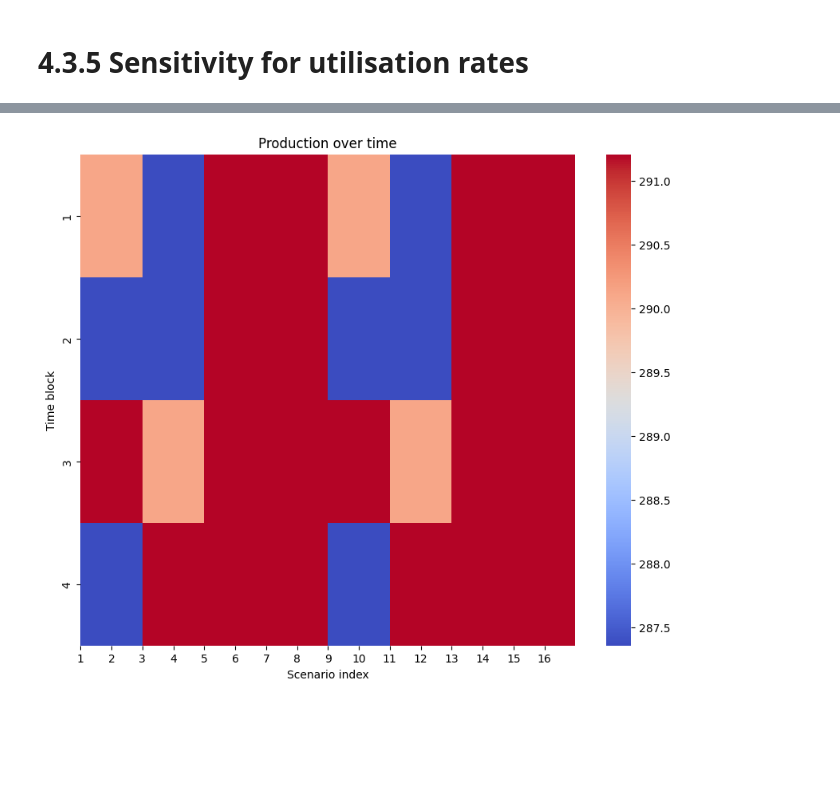
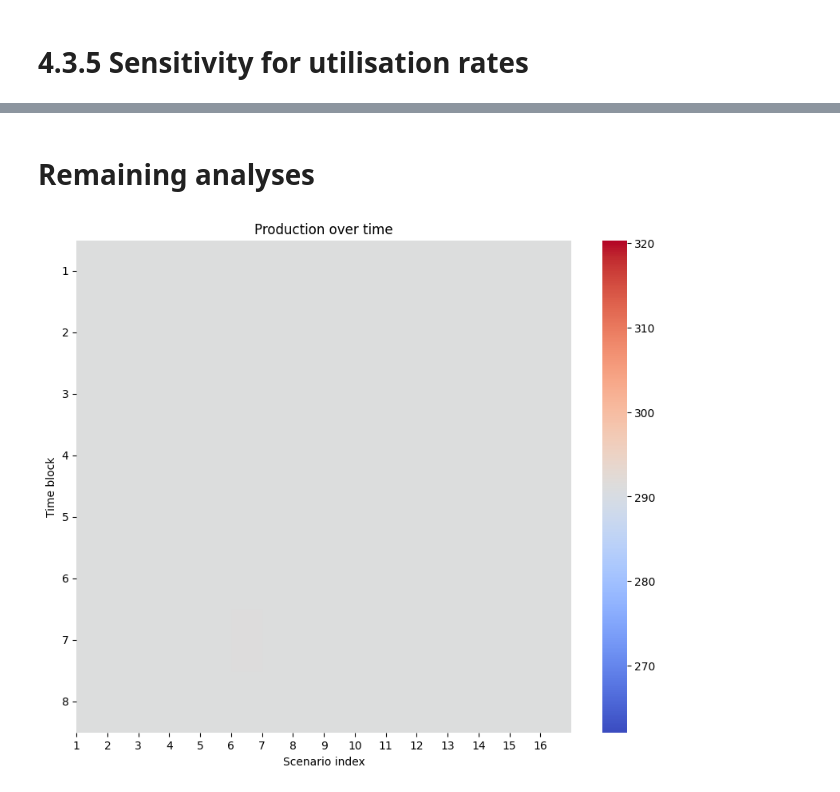
Before and after one commit to berendmarkhorst/secondary_gas_market, a Jupyter notebook: analysis.ipynb, the cells around one changed output, grey strips where cells are left out. Drawn from its saved outputs; the diff is of its cells as text; code cells hidden in the pictures; blank space fills up the shorter version.

Commit message:
Visualisations 8 hours

```diff
--- a/analysis.ipynb
+++ b/analysis.ipynb
@@ -164,7 +169,7 @@ def read_data(input_file):
 
         df["Weighted value"] = df["Value"] * df["Probability"]
 
-        df["Time block"] = (df["Scenario node"] - 1)% 4 + 1
+        df["Time block"] = (df["Scenario node"] - 1) % nr_hours + 1
 
         if "Trader" in df.columns:
             df["Trader"] = df["Trader"].map(traders_dict)
@@ -172,18 +177,24 @@ def read_data(input_file):
         if "Node" in df.columns:
             df["Node"] = df["Node"].map(node_dict)
 
-        df["Stage"] = df["Scenario node"].apply(lambda x: 1 if x <= 4 else 2 if x <= 20 else 3)
+        df["Stage"] = df["Scenario node"].apply(lambda x: 1 if x <= nr_hours else 2 if x <= (nr_second_stages + 1) * nr_hours else 3)
 
         solution[var_name] = df
 
-    return problem, solution
+    shadow_prices = pd.read_csv(f"{input_file}_shadow_prices.csv", sep=";")
+    shadow_prices.columns = ["Node", "Scenario node", "Trader", "Value"]
+    shadow_prices["Trader"] = shadow_prices["Trader"].map(traders_dict)
+    shadow_prices["Node"] = shadow_prices["Node"].map(node_dict)
+    shadow_prices["Stage"] = shadow_prices["Scenario node"].apply(lambda x: 1 if x <= nr_hours else 2 if x <= (nr_second_stages + 1) * nr_hours else 3)
+
+    return problem, solution, shadow_prices
 
 def get_value_from_solution(key, solution):
     return solution[key] if key in solution.keys() else 0
 # %%
-input_file = "Results/result_v2_A"
+input_file = "Results/result_v2_A_8"
 
-problem, solution = read_data(input_file)
+problem, solution, shadow_prices = read_data(input_file)
 # %%
 def primary_market(key, name):
     df = solution[key].copy()
@@ -759,22 +779,22 @@ See the caveats in the documentation: https://pandas.pydata.org/pandas-docs/stab
 # %% [markdown]
 # 4.3.5 Sensitivity for utilisation rates
 # %%
-result = []
+# result = []
 
-for beta in [0, 0.2, 0.4, 0.6, 0.8, 0.9, 0.95, 1]:
-    input_file = f"Results/result_F{beta}"
+# for beta in [0, 0.2, 0.4, 0.6, 0.8, 0.9, 0.95, 1]:
+#     input_file = f"Results/result_F{beta}"
 
-    problem, solution = read_data(input_file)
+#     problem, solution, shadow_prices = read_data(input_file)
 
-    df = get_objective(solution)
+#     df = get_objective(solution)
 
-    result.append(df["Profit"].sum())
+#     result.append(df["Profit"].sum())
 
-plt.plot(result.keys(), result.values(), "o-");
+# plt.plot(result.keys(), result.values(), "o-");
 
-plt.xlabel(r"$\beta$");
-plt.ylabel("Profit (€)");
+# plt.xlabel(r"$\beta$");
+# plt.ylabel("Profit (€)");
 
-plt.title("Sensitivity to utilisation rates");
+# plt.title("Sensitivity to utilisation rates");
 
-plt.savefig("Figures/sensitivity_utilisation_rates.pdf", bbox_inches="tight")
+# plt.savefig("Figures/sensitivity_utilisation_rates.pdf", bbox_inches="tight")
@@ -789,17 +826,20 @@ long_term_df[(long_term_df["Trader"].str.startswith("Winter")) & long_term_df["V
+# %% [markdown]
+# Remaining analyses
 # %%
 q_production = solution["q_production"].copy()
-q_production["Scenario index"] = (q_production["Scenario node"] - 21) // 4 + 1
+q_production["Scenario index"] =  (q_production["Scenario node"] -  ((nr_second_stages + 1) * nr_hours + 1)) // nr_hours + 1
 
 q_production = q_production.groupby(["Scenario index", "Time block"]).sum()[["Value"]].reset_index()
 q_production = q_production.pivot(index="Time block", columns=["Scenario index"], values=["Value"])
 
 plt.figure(figsize=(10, 8))  # Adjust figure size
 sns.heatmap(q_production, annot=False, cmap="coolwarm", linewidths=0)
 plt.title("Production over time")
 plt.xlabel("Scenario index")
 plt.xticks(list(range(16)), list(range(1, 17)), rotation=0)
-plt.show()
+plt.yticks(rotation=0)
+plt.savefig("Figures/production_over_time.pdf", bbox_inches="tight")
 # %% [output]
-[figure, old version]
+[figure, new version]
 # %%
 w_plus = solution["w_plus"].copy()
```
Also changed, not shown: parts of 19 cells of this notebook, 55 other files.
